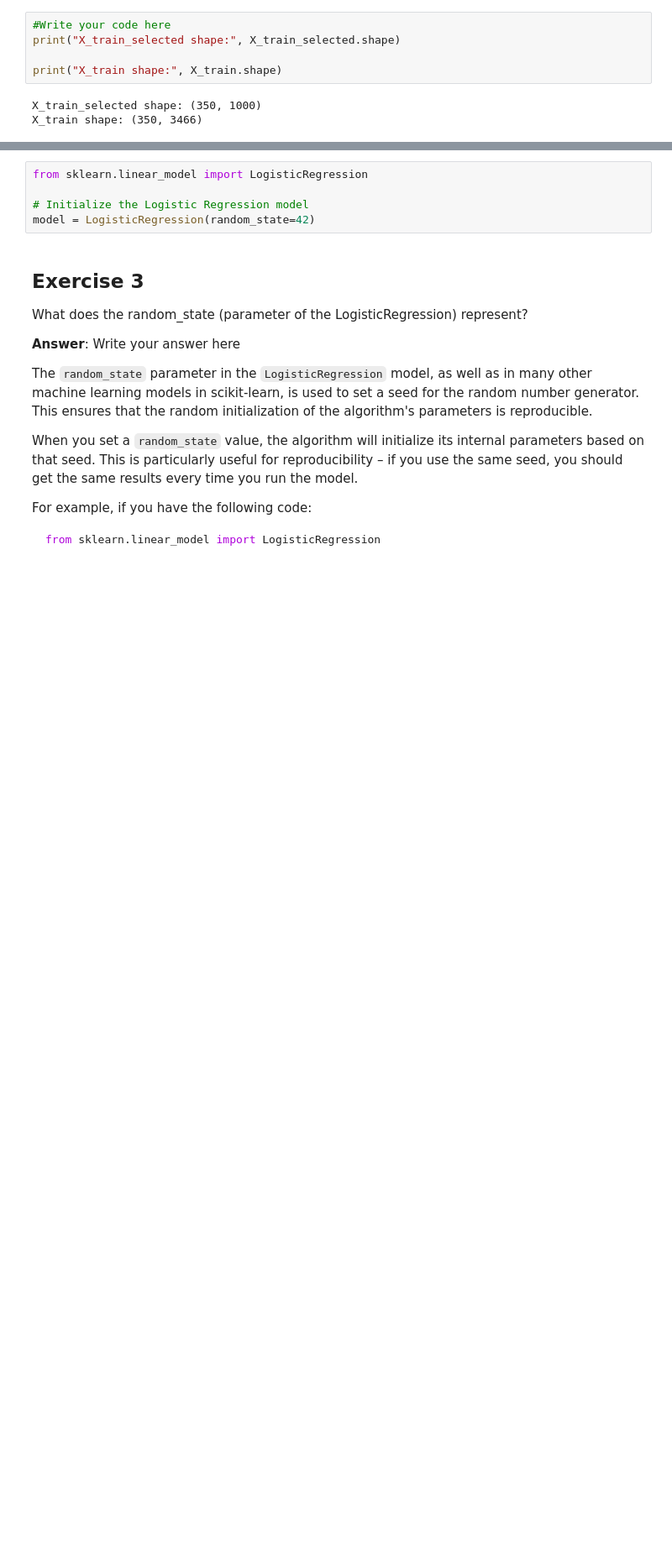
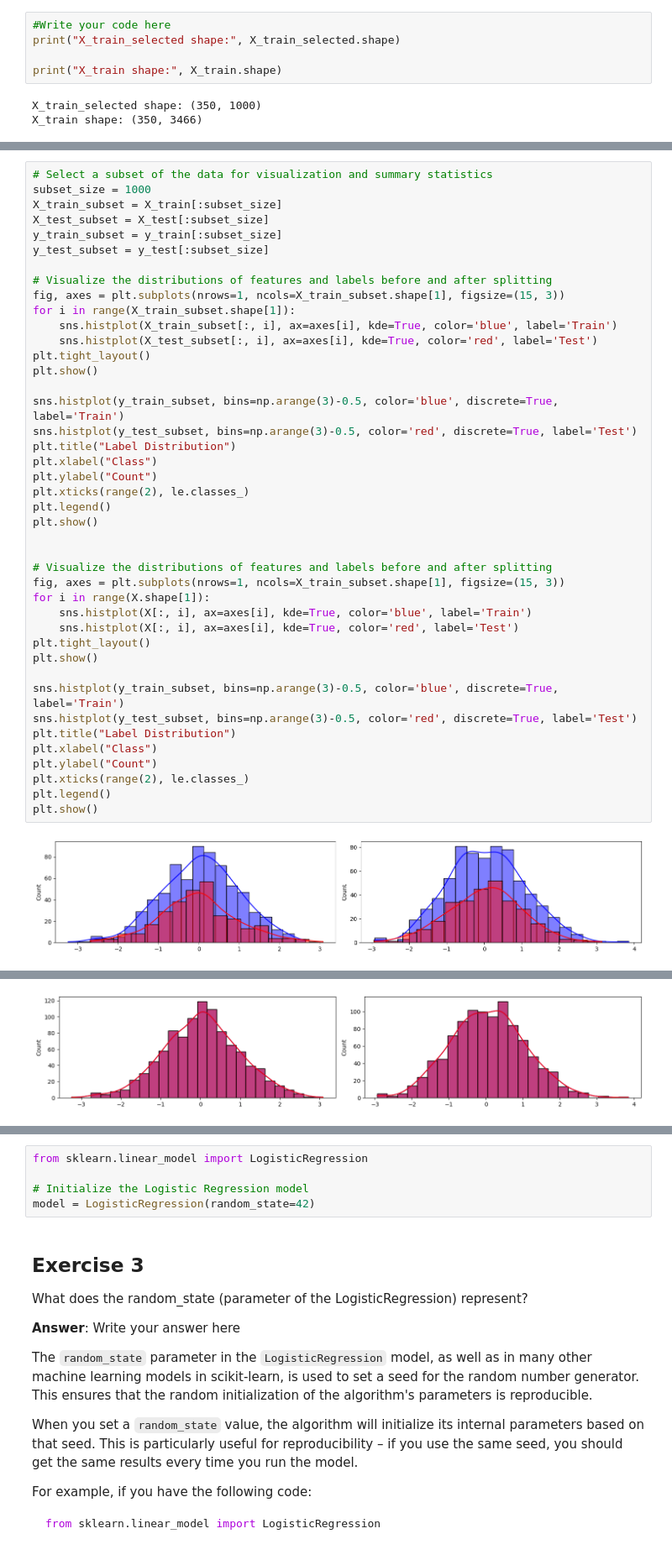
Before and after one commit to Y-YHat/gen_ai_course, a Jupyter notebook: 3_Classification_Sentiment_analysis.ipynb, the cells around one changed output, grey strips where cells are left out. Shown at 84% size. Saved outputs shown, nothing was run; the diff lists cells and outputs as text; blank space fills up the shorter version.

```diff
--- a/3_Classification_Sentiment_analysis.ipynb
+++ b/3_Classification_Sentiment_analysis.ipynb
@@ -149,0 +146,44 @@ X_train shape: (350, 3466)
+# %%
+# Select a subset of the data for visualization and summary statistics
+subset_size = 1000
+X_train_subset = X_train[:subset_size]
+X_test_subset = X_test[:subset_size]
+y_train_subset = y_train[:subset_size]
+y_test_subset = y_test[:subset_size]
+
+# Visualize the distributions of features and labels before and after splitting
+fig, axes = plt.subplots(nrows=1, ncols=X_train_subset.shape[1], figsize=(15, 3))
+for i in range(X_train_subset.shape[1]):
+    sns.histplot(X_train_subset[:, i], ax=axes[i], kde=True, color='blue', label='Train')
+    sns.histplot(X_test_subset[:, i], ax=axes[i], kde=True, color='red', label='Test')
+plt.tight_layout()
+plt.show()
+
+sns.histplot(y_train_subset, bins=np.arange(3)-0.5, color='blue', discrete=True, label='Train')
+sns.histplot(y_test_subset, bins=np.arange(3)-0.5, color='red', discrete=True, label='Test')
+plt.title("Label Distribution")
+plt.xlabel("Class")
+plt.ylabel("Count")
+plt.xticks(range(2), le.classes_)
+plt.legend()
+plt.show()
+
+
+# Visualize the distributions of features and labels before and after splitting
+fig, axes = plt.subplots(nrows=1, ncols=X_train_subset.shape[1], figsize=(15, 3))
+for i in range(X.shape[1]):
+    sns.histplot(X[:, i], ax=axes[i], kde=True, color='blue', label='Train')
+    sns.histplot(X[:, i], ax=axes[i], kde=True, color='red', label='Test')
+plt.tight_layout()
+plt.show()
+
+sns.histplot(y_train_subset, bins=np.arange(3)-0.5, color='blue', discrete=True, label='Train')
+sns.histplot(y_test_subset, bins=np.arange(3)-0.5, color='red', discrete=True, label='Test')
+plt.title("Label Distribution")
+plt.xlabel("Class")
+plt.ylabel("Count")
+plt.xticks(range(2), le.classes_)
+plt.legend()
+plt.show()
+# %% [output]
+[figure, added]
@@ -149,0 +191 @@ X_train shape: (350, 3466)
+[figure, added]
```
Also changed, not shown: parts of 10 cells of this notebook.
